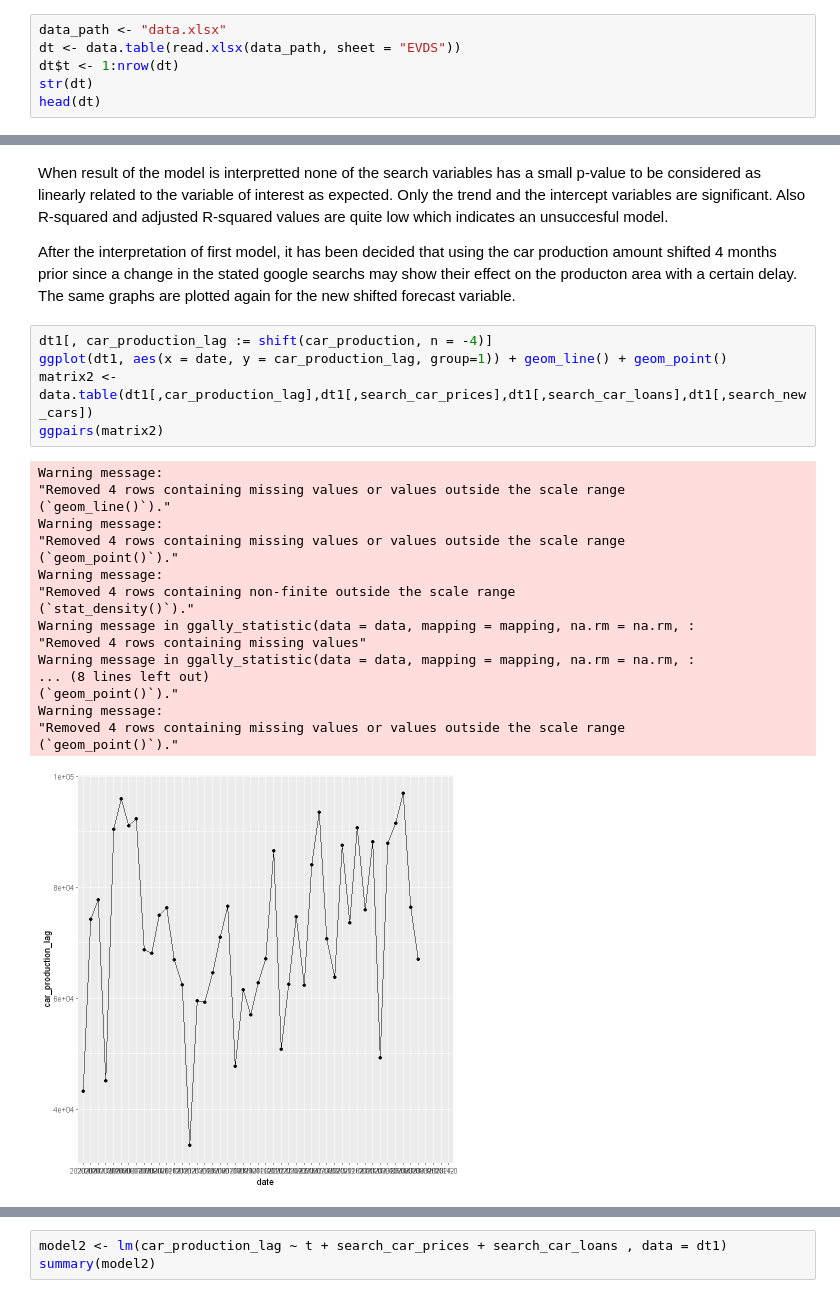
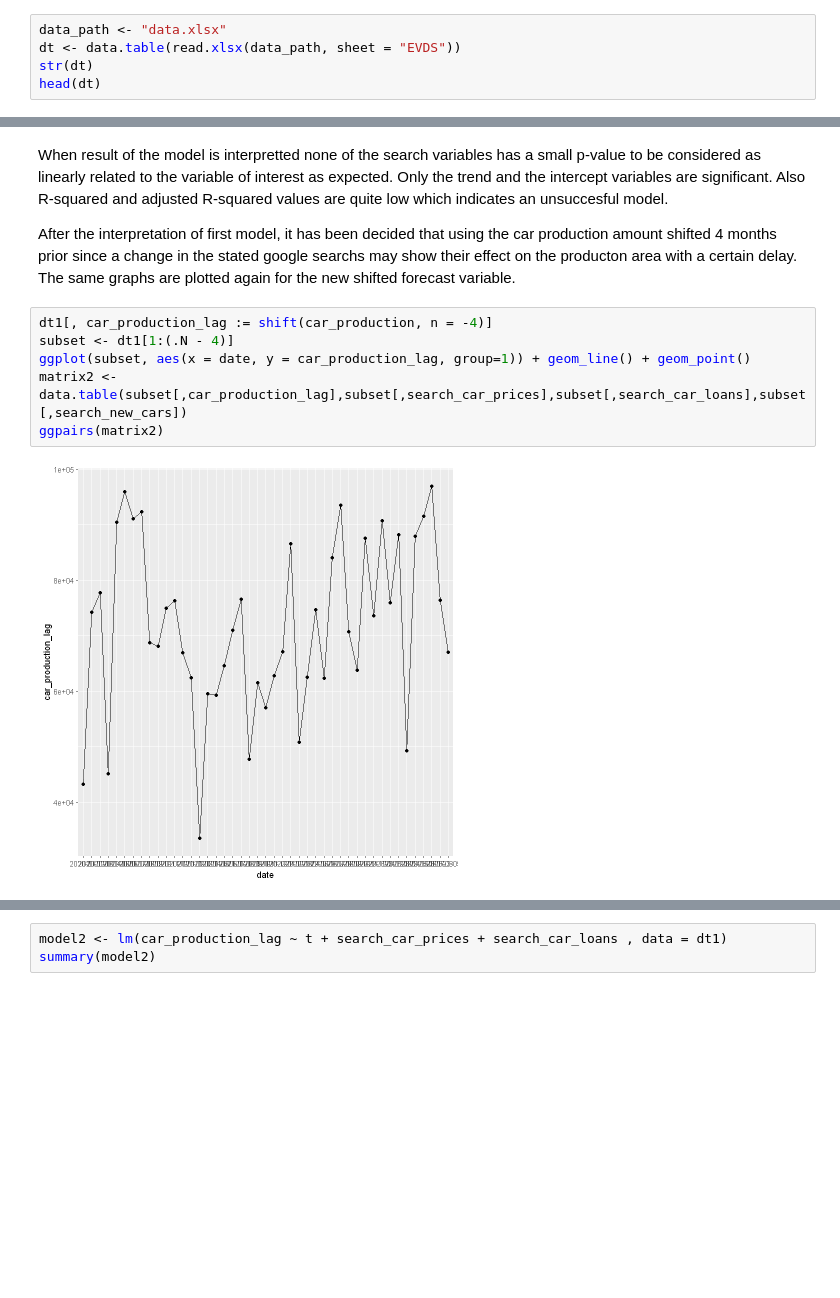
Before and after one commit to BU-IE-360/spring24-EmineUyar, a Jupyter notebook: EmineUyar_HW1.ipynb, the cells around one changed output, grey strips where cells are left out. Drawn from its saved outputs; the diff is of its cells as text; blank space fills up the shorter version.

```diff
--- a/EmineUyar_HW1.ipynb
+++ b/EmineUyar_HW1.ipynb
@@ -13,7 +13,6 @@ require(repr)
 # %%
 data_path <- "data.xlsx"
 dt <- data.table(read.xlsx(data_path, sheet = "EVDS"))
-dt$t <- 1:nrow(dt)
 str(dt)
 head(dt)
 # %% [output]
@@ -148,25 +141,9 @@ When result of the model is interpretted none of the search variables has a smal
 After the interpretation of first model, it has been decided that using the car production amount shifted 4 months prior since a change in the stated google searchs may show their effect on the producton area with a certain delay. The same graphs are plotted again for the new shifted forecast variable.
 # %%
 dt1[, car_production_lag := shift(car_production, n = -4)]
-ggplot(dt1, aes(x = date, y = car_production_lag, group=1)) + geom_line() + geom_point()
-matrix2 <- data.table(dt1[,car_production_lag],dt1[,search_car_prices],dt1[,search_car_loans],dt1[,search_new_cars])
+subset <- dt1[1:(.N - 4)]
+ggplot(subset, aes(x = date, y = car_production_lag, group=1)) + geom_line() + geom_point()
+matrix2 <- data.table(subset[,car_production_lag],subset[,search_car_prices],subset[,search_car_loans],subset[,search_new_cars])
 ggpairs(matrix2)
 # %% [output]
-Warning message:
-"Removed 4 rows containing missing values or values outside the scale range
-(`geom_line()`)."
-Warning message:
-"Removed 4 rows containing missing values or values outside the scale range
-(`geom_point()`)."
-Warning message:
-"Removed 4 rows containing non-finite outside the scale range
-(`stat_density()`)."
-Warning message in ggally_statistic(data = data, mapping = mapping, na.rm = na.rm, :
-"Removed 4 rows containing missing values"
-Warning message in ggally_statistic(data = data, mapping = mapping, na.rm = na.rm, :
-... (8 lines left out)
-(`geom_point()`)."
-Warning message:
-"Removed 4 rows containing missing values or values outside the scale range
-(`geom_point()`)."
-[figure, old version]
+[figure, new version]
```
Also changed, not shown: parts of 3 cells of this notebook.
